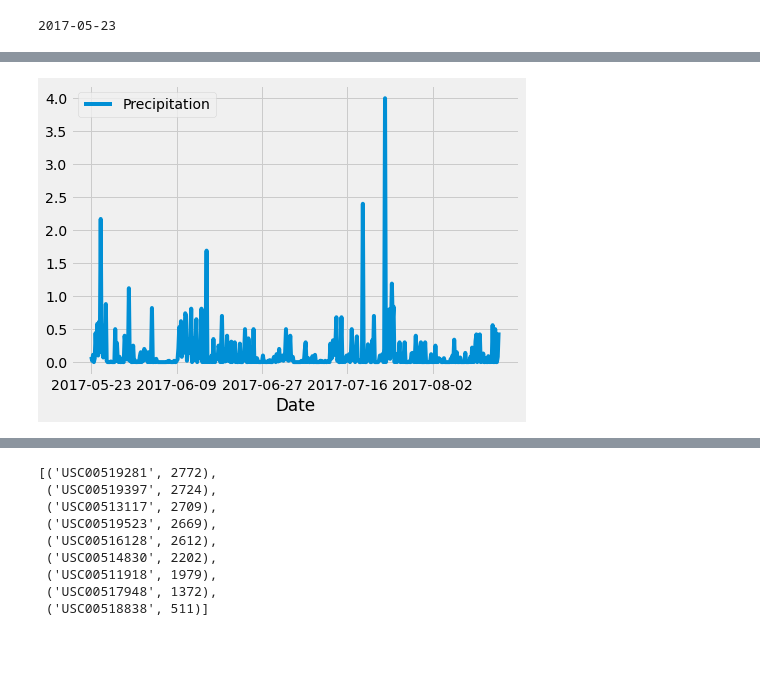
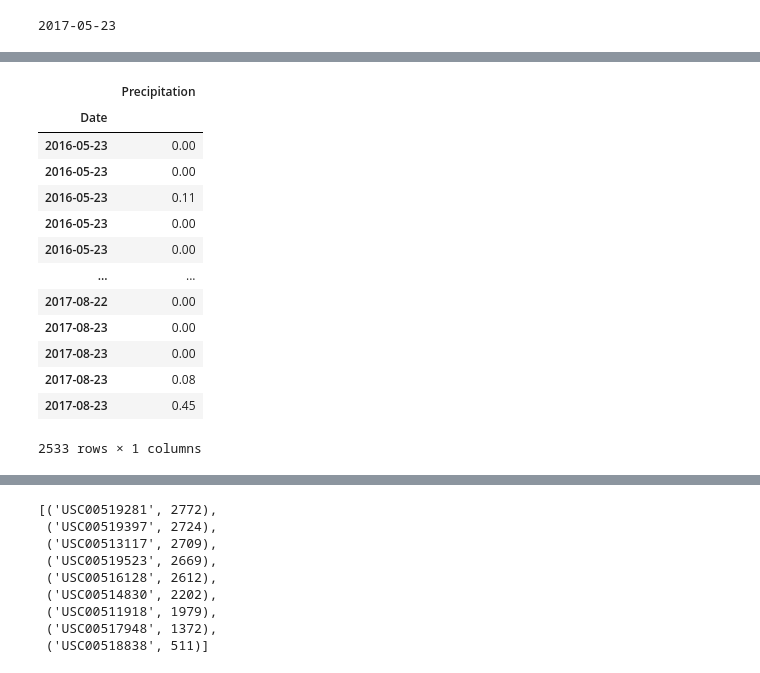
Before and after one commit to longhorn2000/sqlalchemy-challenge, a Jupyter notebook: Surf_Up.ipynb, the cells around one changed output, grey strips where cells are left out. Drawn from its saved outputs; the diff is of its cells as text; code cells hidden in the pictures; blank space fills up the shorter version.

```diff
--- a/Surf_Up.ipynb
+++ b/Surf_Up.ipynb
@@ -125,7 +90,0 @@ df.head()
-# %%
-# Use Pandas Plotting with Matplotlib to plot the data
-df.plot(figsize=(7,5))
-plt.tight_layout()
-plt.savefig('Precipitation.png')
-# %% [output]
-[figure, removed]
@@ -131,0 +96,18 @@ plt.savefig('Precipitation.png')
+# %%
+precipitation_df = precipitation_df.set_index("Date")
+precipitation_df
+# %% [output]
+|  | Precipitation |
+| Date |  |
+| 2016-05-23 | 0.00 |
+| 2016-05-23 | 0.00 |
+| 2016-05-23 | 0.11 |
+| 2016-05-23 | 0.00 |
+| 2016-05-23 | 0.00 |
+| ... | ... |
+| 2017-08-22 | 0.00 |
+| 2017-08-23 | 0.00 |
+| 2017-08-23 | 0.00 |
+| 2017-08-23 | 0.08 |
+| 2017-08-23 | 0.45 |
+2533 rows × 1 columns
```
Also changed, not shown: parts of 26 cells of this notebook.
